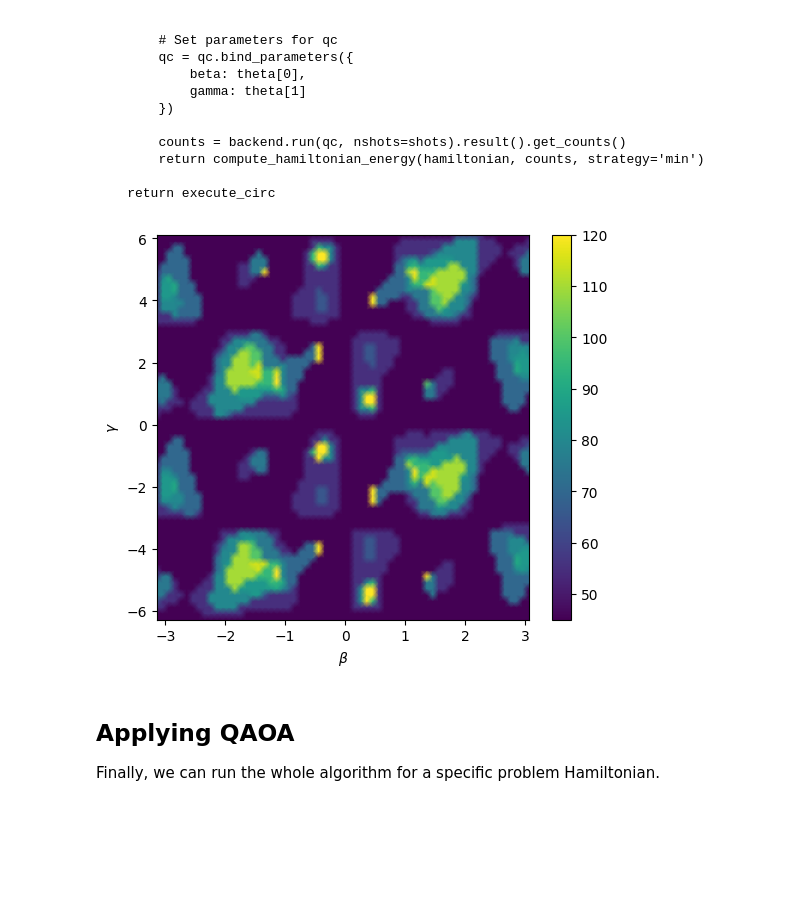
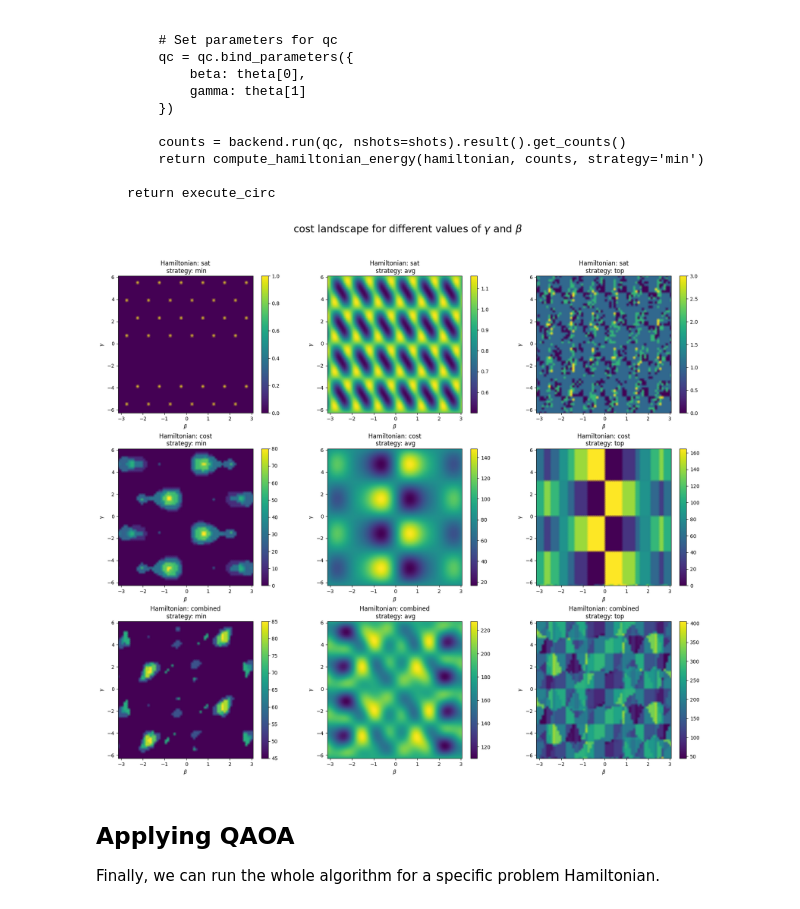
Before and after one commit to KIT-TVA/qc-configuration-problem, a Jupyter notebook: configproblem/qaoa_mincost_sat.ipynb, the cells around one changed output. Drawn from its saved outputs; the diff is of its cells as text; code cells hidden in the pictures; blank space fills up the shorter version.

Commit message:
Refactor to output multiplot
The cost landscape is now visualized using a multiplot

```diff
--- a/configproblem/qaoa_mincost_sat.ipynb
+++ b/configproblem/qaoa_mincost_sat.ipynb
@@ -471,55 +471,74 @@ def get_expectation(hamiltonian, nqubits, nlayers, shots=128, amplitude_vector=N
 # %%
 # Plot cost landscape for different values of beta and gamma
 import math
 import numpy as np
 import sys
 from qiskit_aer import StatevectorSimulator
 from util.hamiltonian_math import compute_hamiltonian_energy_from_statevector
 
 backend = StatevectorSimulator()
 
+plot_arguments = [{"hamiltonian": sat_hamiltonian, "strategy": 'min'},
+                  {"hamiltonian": sat_hamiltonian, "strategy": 'avg'},
+                  {"hamiltonian": sat_hamiltonian, "strategy": 'top'},
+                  {"hamiltonian": cost_model.to_quso(), "strategy": 'min'},
+                  {"hamiltonian": cost_model.to_quso(), "strategy": 'avg'},
+                  {"hamiltonian": cost_model.to_quso(), "strategy": 'top'},
+                  {"hamiltonian": combined_hamiltonian, "strategy": 'min'},
+                  {"hamiltonian": combined_hamiltonian, "strategy": 'avg'},
+                  {"hamiltonian": combined_hamiltonian, "strategy": 'top'}]
+
 step_size = 0.1
-hamiltonian = combined_hamiltonian
 x_axis = np.arange(-math.pi, math.pi, step_size)
 y_axis = np.arange(-2 * math.pi, 2 * math.pi, 2 * step_size)
-expectation = np.zeros(shape=(len(x_axis), len(y_axis)))
 
-expectation_max = -sys.maxsize - 1
-expectation_min = sys.maxsize
+fig, axes = plt.subplots(3, 3, figsize=(18, 16))
+fig.suptitle(r"cost landscape for different values of $\gamma$ and $\beta$", fontsize=20)
+fig.tight_layout(pad=5.0)
+cmap = "viridis"
 
-for i_index, i in enumerate(x_axis):
-    for j_index,j in enumerate(y_axis):
-        qc, beta, gamma = qaoa_circuit(hamiltonian, 6, 1, measure=False)
+for ax, arguments in zip(axes.ravel(), plot_arguments):
+    if arguments["hamiltonian"] == sat_hamiltonian:
+        ax.set_title(f"Hamiltonian: sat\n strategy: {arguments['strategy']}")
+    elif arguments["hamiltonian"] == cost_model.to_quso():
+        ax.set_title(f"Hamiltonian: cost\n strategy: {arguments['strategy']}")
+    else:
+        ax.set_title(f"Hamiltonian: combined\n strategy: {arguments['strategy']}")
+    ax.set_xlabel(r"$\beta$")
+    ax.set_ylabel(r"$\gamma$")
 
-        qc = qc.bind_parameters({
-            beta: i,
-            gamma: j
-        })
+    hamiltonian = arguments["hamiltonian"]
 
-        result = backend.run(qc).result()
+    expectation = np.zeros(shape=(len(x_axis), len(y_axis)))
+    expectation_max = -sys.maxsize - 1
+    expectation_min = sys.maxsize
 
-        statevector = result.get_statevector()
-        value = compute_hamiltonian_energy_from_statevector(hamiltonian, statevector, 6, strategy='min')
-        expectation[i_index][j_index] = value
+    for i_index, i in enumerate(x_axis):
+        for j_index,j in enumerate(y_axis):
+            qc, beta, gamma = qaoa_circuit(hamiltonian, 6, 1, measure=False)
 
-        if expectation_max < value:
-            expectation_max = value
-        elif expectation_min > value:
-            expectation_min = value
+            qc = qc.bind_parameters({
+                beta: i,
+                gamma: j
+            })
 
-plt.rcParams["figure.figsize"] = (6,5)
-fig, ax = plt.subplots()
+            result = backend.run(qc).result()
 
-cmap = "viridis"
-plt.xlabel(r"$\beta$")
-plt.ylabel(r"$\gamma$")
+            statevector = result.get_statevector()
+            value = compute_hamiltonian_energy_from_statevector(hamiltonian, statevector, 6, strategy=arguments["strategy"])
+            expectation[i_index][j_index] = value
 
-pcm = ax.pcolormesh(x_axis, y_axis, expectation, shading="gouraud", cmap=cmap, vmin=expectation_min, vmax=expectation_max)
-fig.colorbar(pcm, ax=ax)
+            if expectation_max < value:
+                expectation_max = value
+            elif expectation_min > value:
+                expectation_min = value
+
+    pcm = ax.pcolormesh(x_axis, y_axis, expectation, shading="gouraud", cmap=cmap, vmin=expectation_min, vmax=expectation_max)
+    plt.colorbar(pcm, ax=ax)
 
 plt.show()
 # %% [output]
-[figure, old version]
+[figure, new version]
 # %% [markdown]
 ## Applying QAOA
 Finally, we can run the whole algorithm for a specific problem Hamiltonian.
```
Also changed, not shown: parts of 2 cells of this notebook, 1 other file.
